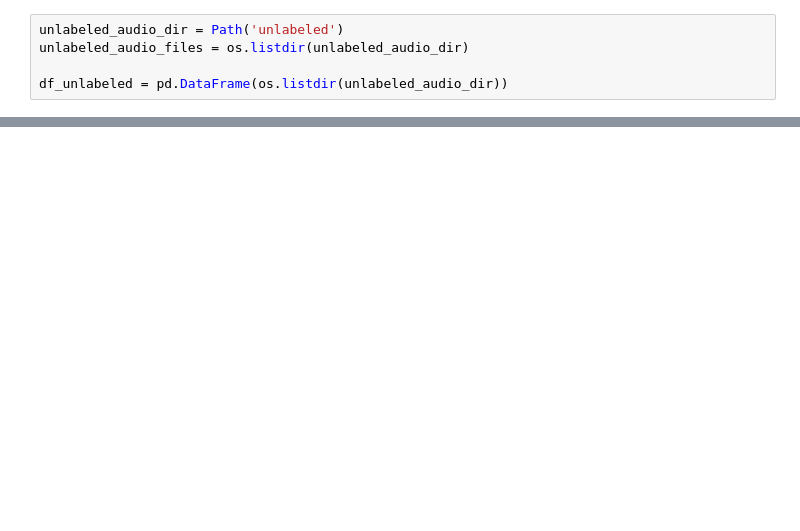
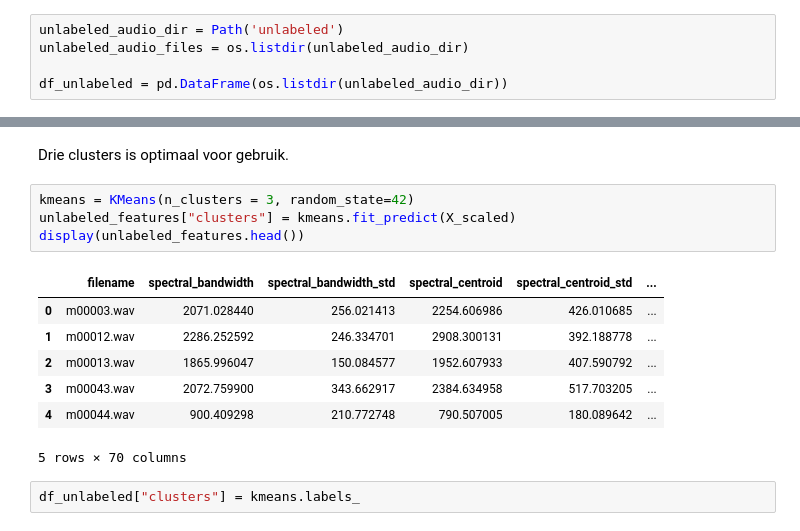
Before and after one commit to ZNezirov/Opdracht-3-Muziek-genre-clustering-2025-26, a Jupyter notebook: zNotebook - Opdracht 3.ipynb, the cells around one changed output, grey strips where cells are left out. Cells and saved outputs as stored; diff of their text form; blank space fills up the shorter version.

```diff
--- a/zNotebook - Opdracht 3.ipynb
+++ b/zNotebook - Opdracht 3.ipynb
@@ -162,0 +238,16 @@ df_unlabeled = pd.DataFrame(os.listdir(unlabeled_audio_dir))
+# %% [markdown]
+Drie clusters is optimaal voor gebruik.
+# %%
+kmeans = KMeans(n_clusters = 3, random_state=42)
+unlabeled_features["clusters"] = kmeans.fit_predict(X_scaled)
+display(unlabeled_features.head())
+# %% [output]
+|  | filename | spectral_bandwidth | spectral_bandwidth_std | spectral_centroid | spectral_centroid_std | ... |
+| 0 | m00003.wav | 2071.028440 | 256.021413 | 2254.606986 | 426.010685 | ... |
+| 1 | m00012.wav | 2286.252592 | 246.334701 | 2908.300131 | 392.188778 | ... |
+| 2 | m00013.wav | 1865.996047 | 150.084577 | 1952.607933 | 407.590792 | ... |
+| 3 | m00043.wav | 2072.759900 | 343.662917 | 2384.634958 | 517.703205 | ... |
+| 4 | m00044.wav | 900.409298 | 210.772748 | 790.507005 | 180.089642 | ... |
+5 rows × 70 columns
+# %%
+df_unlabeled["clusters"] = kmeans.labels_
```
Also changed, not shown: parts of 10 cells of this notebook, 1 other file.
